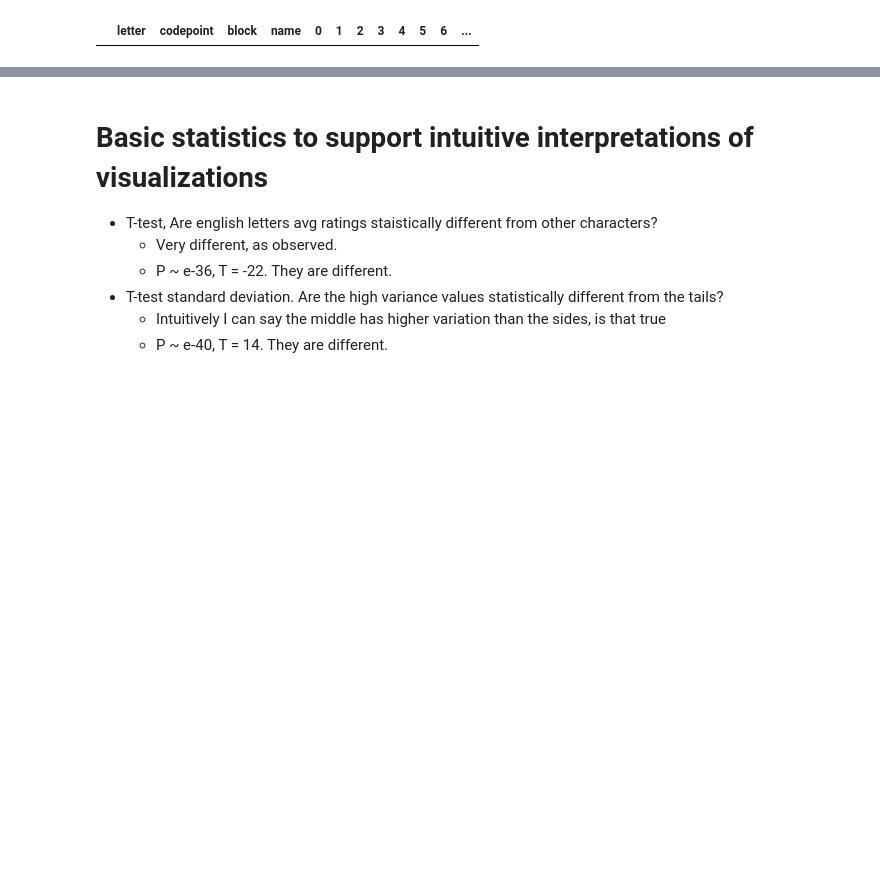
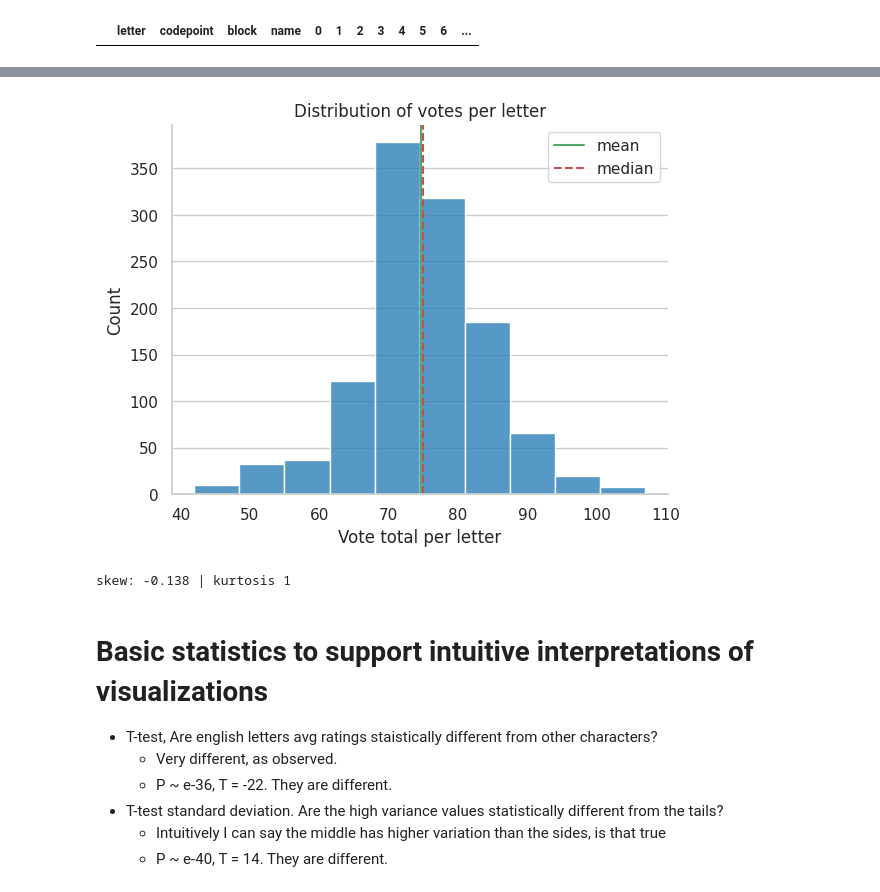
Before and after one commit to Nate-Sheibley/favorite_letters, a Jupyter notebook: favorite_letters.ipynb, the cells around one changed output, grey strips where cells are left out. Drawn from its saved outputs; the diff is of its cells as text; code cells hidden in the pictures; blank space fills up the shorter version.

```diff
--- a/favorite_letters.ipynb
+++ b/favorite_letters.ipynb
@@ -504,3 +510,6 @@ pd.concat(get_outliers(data, 'standard dev.')).sort_values('standard dev.').shap
 pd.concat(get_outliers(data, 'average'))
 # %% [output]
 |  | letter | codepoint | block | name | 0 | 1 | 2 | 3 | 4 | 5 | 6 | ... |
+# %%
+data['total_votes'] = data['0'] + data['1'] + data['2'] + data['3'] + data['4'] + data['5'] + data['6']
+pd.concat(get_outliers(data, 'total_votes')).sort_values('total_votes').head(7)
@@ -506,0 +533,13 @@ pd.concat(get_outliers(data, 'average'))
+# %%
+mean = round(data['total_votes'].mean(), 3)
+median = round(data['total_votes'].median(), 3)
+
+print('mean', mean, '| median', median)
+
+print('mode')
+data['total_votes'].\
+    value_counts().\
+        sort_values(ascending=False).\
+            rename('freq').\
+                head(3)\
+                    .reset_index()
@@ -507,3 +553,27 @@ pd.concat(get_outliers(data, 'average'))
+# %%
+fig, ax = plt.subplots()
+sns.histplot(data=data, x='total_votes', bins=10)
+
+# add median line
+ax.axvline(mean, color='g', linestyle='-', label='mean')
+# add mean line
+ax.axvline(median, color='r', linestyle='--',label='median')
+# add legend
+ax.legend()
+
+ax.set_xlabel("Vote total per letter")
+ax.set_title("Distribution of votes per letter")
+ax.grid(False, axis='x')
+sns.despine()
+fig.savefig("images/votes_per_letter_hist")
+# %% [output]
+[figure, added]
+# %%
+skew_avgs = round(st.skew(data['total_votes']), 3)
+kurtosis_avgs = round(st.kurtosis(data['total_votes']))
+print('skew:', skew_avgs, '| kurtosis', kurtosis_avgs)
+# %% [output]
+skew: -0.138 | kurtosis 1
 # %% [markdown]
 # Basic statistics to support intuitive interpretations of visualizations
 
```
Also changed, not shown: parts of 5 cells of this notebook, 2 other files.
